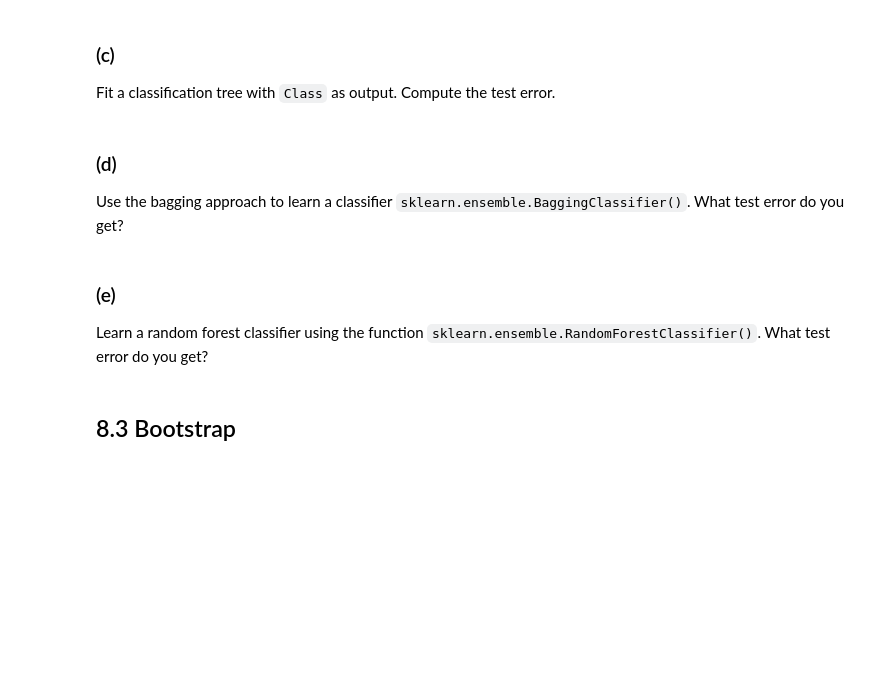
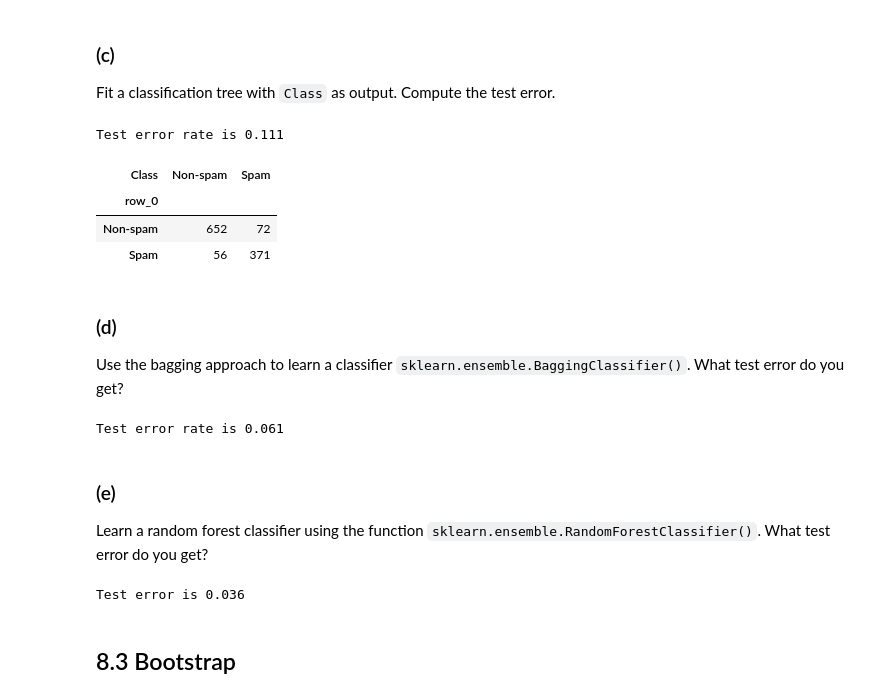
Before and after one commit to internationalJoke/Java, a Jupyter notebook: exercises/SML-session_8.ipynb, the cells around one changed output. Cells and saved outputs as stored; diff of their text form; code cells hidden in the pictures; blank space fills up the shorter version.

```diff
--- a/exercises/SML-session_8.ipynb
+++ b/exercises/SML-session_8.ipynb
@@ -73,15 +171,58 @@ email = pd.read_csv(url)
 # %% [markdown]
 ### (b)
 Create a training set containing a random sample of $75\%$ of the observations, and a test set containing the remaining observations.
+# %%
+np.random.seed(1)
+
+train_data_percent = 0.75
+train_index = np.random.choice(email.shape[0], size=int(len(email)*train_data_percent), replace = False)
+
+train = email.iloc[train_index]
+test = email.iloc[~email.index.isin(train_index)]
 # %% [markdown]
 ### (c)
 Fit a classification tree with `Class` as output. Compute the test error.
+# %%
+X_train = train.copy().drop(columns = ['Class'])
+y_train = train['Class']
+
+X_test = test.copy().drop(columns = ['Class'])
+y_test = test['Class']
+
+model = tree.DecisionTreeClassifier(max_leaf_nodes=5)
+model.fit(X=X_train, y=y_train)
+y_predict = model.predict(X_test)
+print('Test error rate is %.3f' % np.mean(y_predict != y_test))
+
+pd.crosstab(y_predict, y_test)
+# %% [output]
+Test error rate is 0.111
+| Class | Non-spam | Spam |
+| row_0 |  |  |
+| Non-spam | 652 | 72 |
+| Spam | 56 | 371 |
 # %% [markdown]
 ### (d)
 Use the bagging approach to learn a classifier `sklearn.ensemble.BaggingClassifier()`. What test error do you get?
+# %%
+model = BaggingClassifier()
+model.fit(X_train, y_train)
+y_predict = model.predict(X_test)
+
+print('Test error rate is %.3f' % np.mean(y_predict != y_test))
+# %% [output]
+Test error rate is 0.061
 # %% [markdown]
 ### (e)
 Learn a random forest classifier using the function `sklearn.ensemble.RandomForestClassifier()`. What test error do you get?
+# %%
+model = RandomForestClassifier(n_estimators=100)
+model.fit(X_train, y_train)
+y_predict = model.predict(X_test)
+
+print('Test error is %.3f' % np.mean(y_predict != y_test))
+# %% [output]
+Test error is 0.036
 # %% [markdown]
 ## 8.3 Bootstrap
 # %% [markdown]
```
Also changed, not shown: parts of 7 cells of this notebook.
